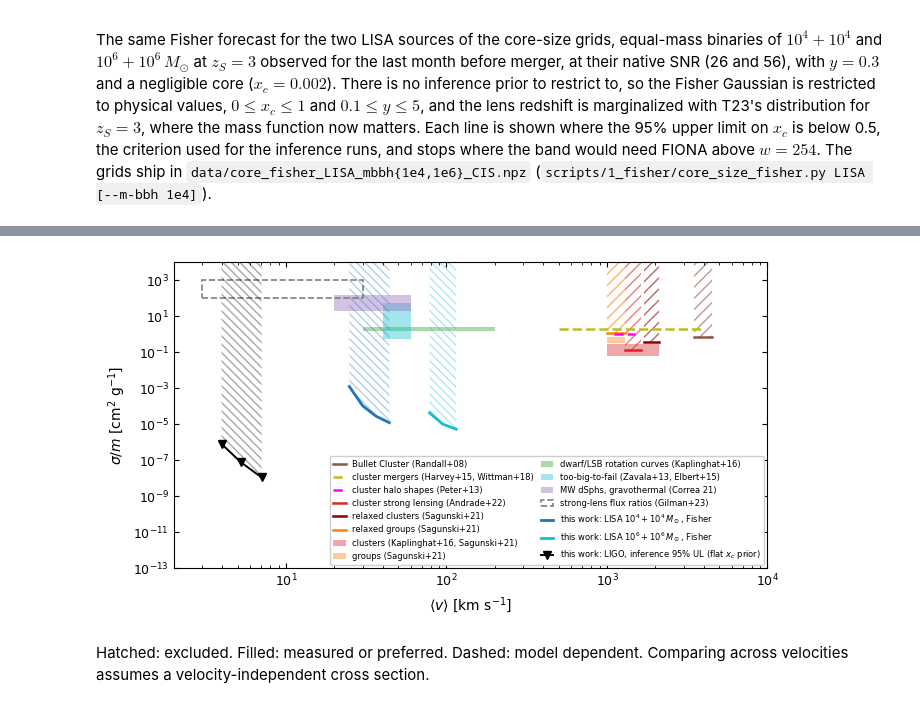
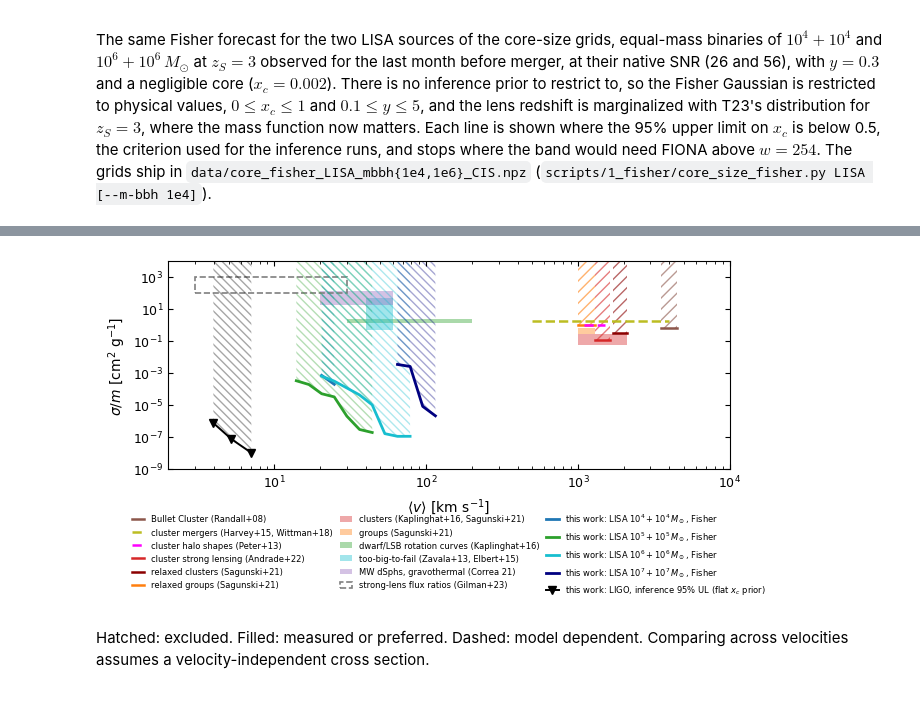
Before and after one commit to ninoephremidze/infer_with_FIONA, a Jupyter notebook: notebooks/04_core_size_calibration.ipynb, the cells around one changed output, grey strips where cells are left out. Drawn from its saved outputs; the diff is of its cells as text; code cells hidden in the pictures.

```diff
--- a/notebooks/04_core_size_calibration.ipynb
+++ b/notebooks/04_core_size_calibration.ipynb
@@ -356,7 +356,7 @@ ax.legend(fontsize=8, frameon=False)
 plt.show()
 
 LISA = {}
-for tag, label in [('LISA_mbbh1e4', r'$10^4+10^4\,M_\odot$'), ('LISA_mbbh1e6', r'$10^6+10^6\,M_\odot$')]:
+for tag, label in [('LISA_mbbh1e4', r'$10^4+10^4\,M_\odot$'), ('LISA_mbbh1e5', r'$10^5+10^5\,M_\odot$'), ('LISA_mbbh1e6', r'$10^6+10^6\,M_\odot$'), ('LISA_mbbh1e7', r'$10^7+10^7\,M_\odot$')]:
     fn = paths.DATA_DIR / f'core_fisher_{tag}_CIS.npz'
     if not fn.exists():
         continue
@@ -406,37 +424,37 @@ def plot_probes(pe, lisa, fname, pe_label='this work: LIGO, inference 95% UL'):
                 ls = '-' if kind == 'ul' else '--'
                 ax.plot([v0, v1], [val, val], color=col, lw=1.8, ls=ls, zorder=6 if kind == 'soft' else 2)
                 if kind == 'ul':
                     ax.add_patch(plt.Rectangle((v0, val), v1 - v0, TOP - val, facecolor='none', edgecolor=col, hatch='///',
                                                lw=0, alpha=0.6))
                 handles.append(plt.Line2D([], [], color=col, lw=1.8, ls=ls))
             else:                               # measured or preferred range (filled), or conditional (dashed box)
                 filled = kind == 'range'
                 ax.add_patch(plt.Rectangle((v0, val[0]), v1 - v0, val[1] - val[0], facecolor=col if filled else 'none',
                                            edgecolor='none' if filled else col, alpha=0.4 if filled else 1, ls='--', lw=1.2))
                 handles.append(plt.Rectangle((0, 0), 1, 1, facecolor=col if filled else 'none',
                                              edgecolor='none' if filled else col, alpha=0.4 if filled else 1, ls='--', lw=1.2))
             labels.append(f'{lab} ({CITE[lab]})')
-        for (lab_l, arr, snr), col in zip(lisa.values(), ['tab:blue', 'tab:cyan']):
+        for (lab_l, arr, snr), col in zip(lisa.values(), ['tab:blue', 'tab:green', 'tab:cyan', 'navy']):
             ax.plot(arr[:, 2], arr[:, 3], '-', color=col, lw=2)
             ax.fill_between(arr[:, 2], arr[:, 3], TOP, facecolor='none', edgecolor=col, hatch='\\\\\\\\', lw=0, alpha=0.35)
             handles.append(plt.Line2D([], [], color=col, lw=2)); labels.append(f'this work: LISA {lab_l}, Fisher')
         ax.plot(pe[:, 0], pe[:, 1], 'v-', color='k', ms=6, lw=1.4)
         ax.fill_between(pe[:, 0], pe[:, 1], TOP, facecolor='none', edgecolor='k', hatch='\\\\\\\\', lw=0, alpha=0.35)
         handles.append(plt.Line2D([], [], marker='v', color='k', ls='-', lw=1.4, ms=6))
         labels.append(pe_label)
-        ax.set(xscale='log', yscale='log', xlim=(2, 1e4), ylim=(1e-13, TOP),
+        ax.set(xscale='log', yscale='log', xlim=(2, 1e4), ylim=(1e-9, TOP),
                xlabel=r'$\langle v\rangle$ [km s$^{-1}$]', ylabel=r'$\sigma/m$ [cm$^2$ g$^{-1}$]')
-        ax.legend(handles, labels, fontsize=6, loc='lower right', bbox_to_anchor=(1.0, 0.0), ncol=2, frameon=True,
+        ax.legend(handles, labels, fontsize=6, loc='upper center', bbox_to_anchor=(0.5, -0.17), ncol=3, frameon=False,
                   framealpha=0.95, edgecolor='0.8', handlelength=1.5, columnspacing=0.8, borderaxespad=0.4)
         fig.tight_layout()
         fig.savefig(paths.FIGURES_DIR / fname, dpi=300, bbox_inches='tight')
         plt.show()
 
 
 plot_probes(np.array([(VEL[m], np.percentile(SIG[m], 95)) for m in [100, 300, 1000]]), LISA, 'sidm_probes_flat_xc.png',
             'this work: LIGO, inference 95% UL (flat $x_c$ prior)')
 # %% [output]
-[figure, old version]
+[figure, new version]
 # %% [markdown]
 Hatched: excluded. Filled: measured or preferred. Dashed: model dependent. Comparing across velocities assumes a velocity-independent cross section.
 # %% [markdown]
```
Also changed, not shown: parts of 8 cells of this notebook, 29 other files.
